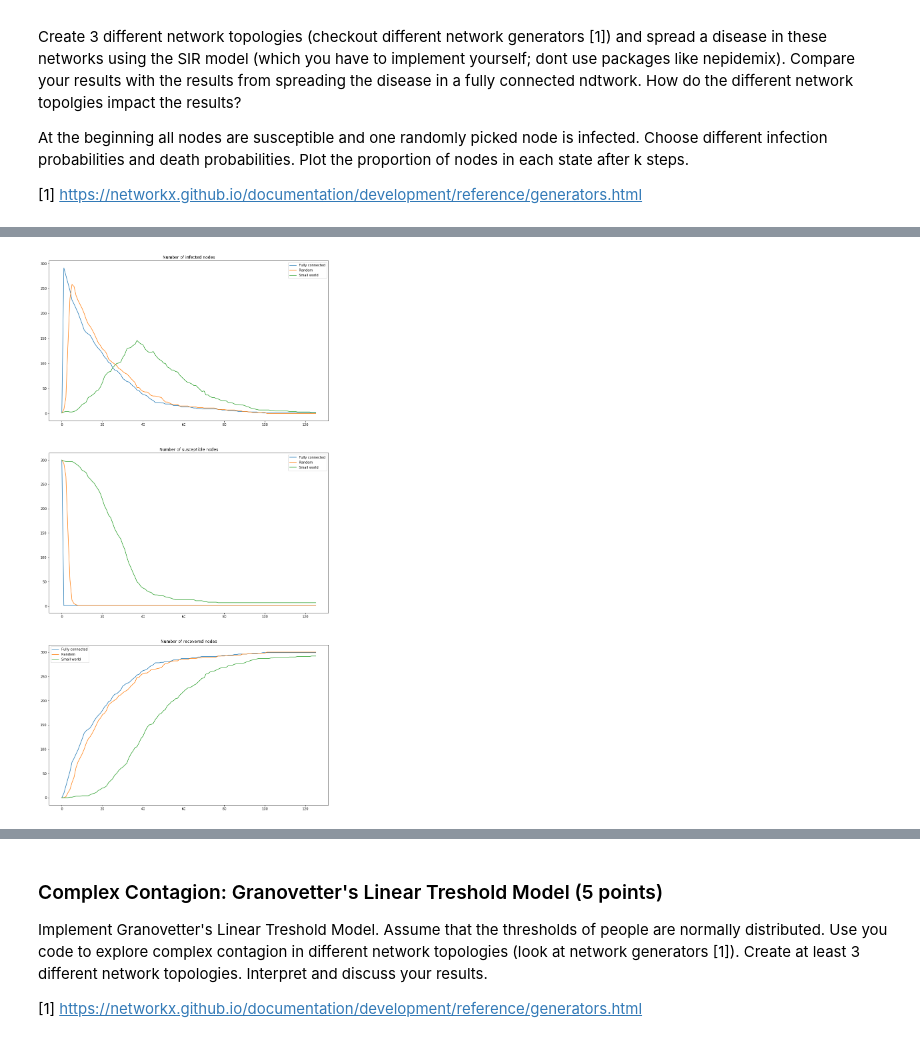
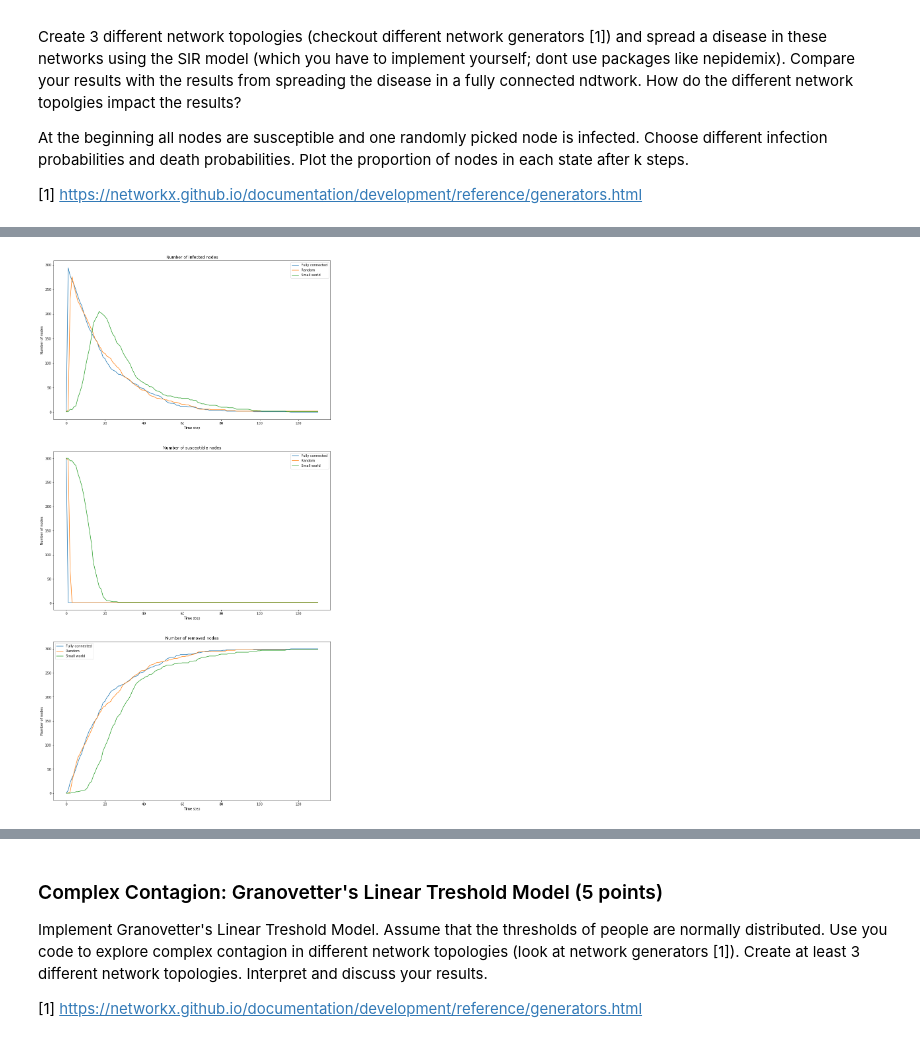
Before and after one commit to dkeske/css2017, a Jupyter notebook: assignment4/daniel_kostic_ass4.ipynb, the cells around one changed output, grey strips where cells are left out. Saved outputs shown, nothing was run; the diff lists cells and outputs as text; code cells hidden in the pictures.

```diff
--- a/assignment4/daniel_kostic_ass4.ipynb
+++ b/assignment4/daniel_kostic_ass4.ipynb
@@ -154,2 +153,2 @@ num_iters = 125
 # %%
-infecteds, susceptibles,recovereds = [],[],[]
+infecteds, susceptibles,removeds = [],[],[]
@@ -156,9 +157,9 @@ infecteds, susceptibles,recovereds = [],[],[]
 # %%
 init_fully_connected_network(num_nodes)
-infected_, susceptible_, recovered_ = runSIR(num_iters)
+infected_, susceptible_, removed_ = runSIR(num_iters)
 draw()
-make_plot(infected_, susceptible_, recovered_)
+make_plot(infected_, susceptible_, removed_)
 infecteds.append(infected_)
 susceptibles.append(susceptible_)
-recovereds.append(recovered_)
+removeds.append(removed_)
 # %% [output]
@@ -167,9 +170,9 @@ recovereds.append(recovered_)
 # %%
-init_random_network(num_nodes, 0.06)
-infected_, susceptible_, recovered_ = runSIR(num_iters)
+init_random_network(num_nodes, 0.2)
+infected_, susceptible_, removed_ = runSIR(num_iters)
 draw()
-make_plot(infected_, susceptible_, recovered_)
+make_plot(infected_, susceptible_, removed_)
 infecteds.append(infected_)
 susceptibles.append(susceptible_)
-recovereds.append(recovered_)
+removeds.append(removed_)
 # %% [output]
@@ -178,9 +183,9 @@ recovereds.append(recovered_)
 # %%
-init_small_world(num_nodes, 4, 0.3) # 3 and 0.3
-infected_, susceptible_, recovered_ = runSIR(num_iters)
+init_small_world(num_nodes, 6, 0.3) # 3 and 0.3
+infected_, susceptible_, removed_ = runSIR(num_iters)
 draw()
-make_plot(infected_, susceptible_, recovered_)
+make_plot(infected_, susceptible_, removed_)
 infecteds.append(infected_)
 susceptibles.append(susceptible_)
-recovereds.append(recovered_)
+removeds.append(removed_)
 # %% [output]
@@ -189,23 +194,29 @@ recovereds.append(recovered_)
 # %%
 plt.figure(figsize=(15,30))
 plt.subplot(3,1,1)
 plt.title("Number of infected nodes")
 plt.plot(infecteds[0], label="Fully connected")
 plt.plot(infecteds[1], label="Random")
 plt.plot(infecteds[2], label="Small world")
+plt.xlabel("Time step")
+plt.ylabel("Number of nodes")
 plt.legend()
 plt.subplot(3,1,2)
 plt.title("Number of susceptible nodes")
 plt.plot(susceptibles[0], label="Fully connected")
 plt.plot(susceptibles[1], label="Random")
 plt.plot(susceptibles[2], label="Small world")
+plt.xlabel("Time step")
+plt.ylabel("Number of nodes")
 plt.legend()
 plt.subplot(3,1,3)
-plt.title("Number of recovered nodes")
-plt.plot(recovereds[0], label="Fully connected")
-plt.plot(recovereds[1], label="Random")
-plt.plot(recovereds[2], label="Small world")
+plt.title("Number of removed nodes")
+plt.plot(removeds[0], label="Fully connected")
+plt.plot(removeds[1], label="Random")
+plt.plot(removeds[2], label="Small world")
+plt.xlabel("Time step")
+plt.ylabel("Number of nodes")
 plt.legend()
 plt.show()
 # %% [output]
-[figure, old version]
+[figure, new version]
```
Also changed, not shown: parts of 33 cells of this notebook, 1 other file.
